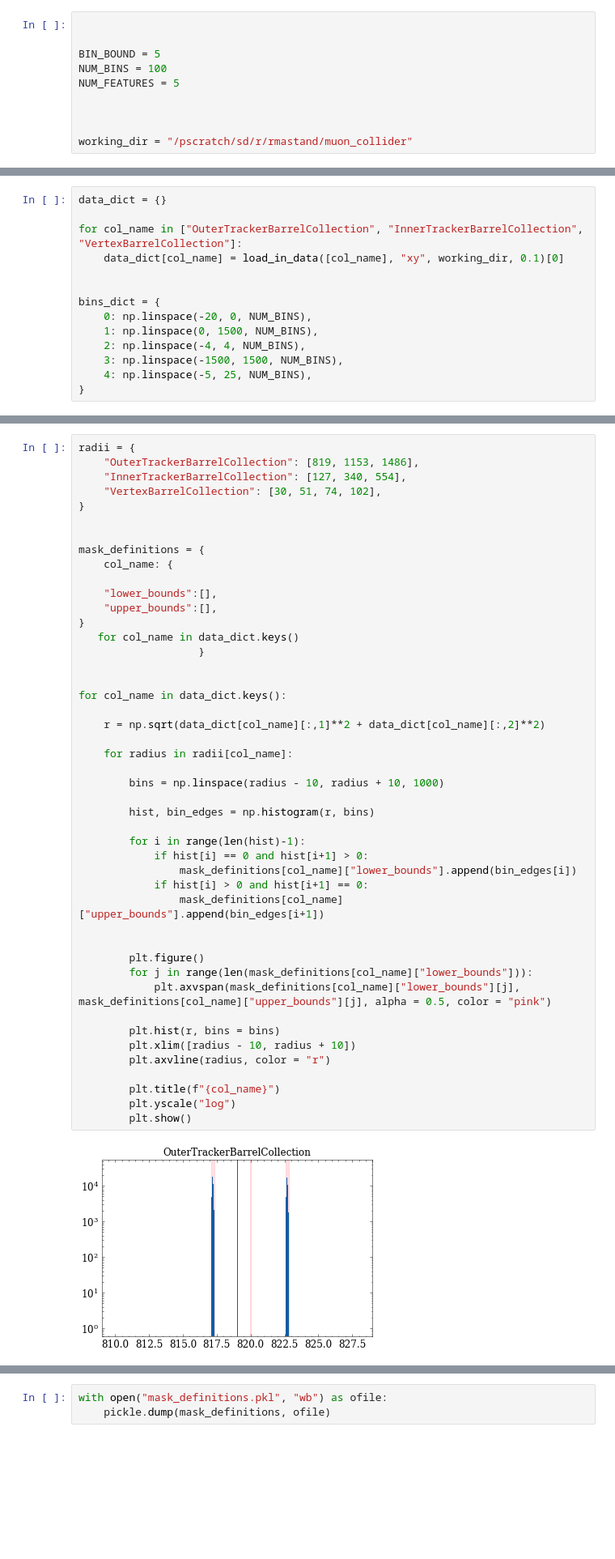
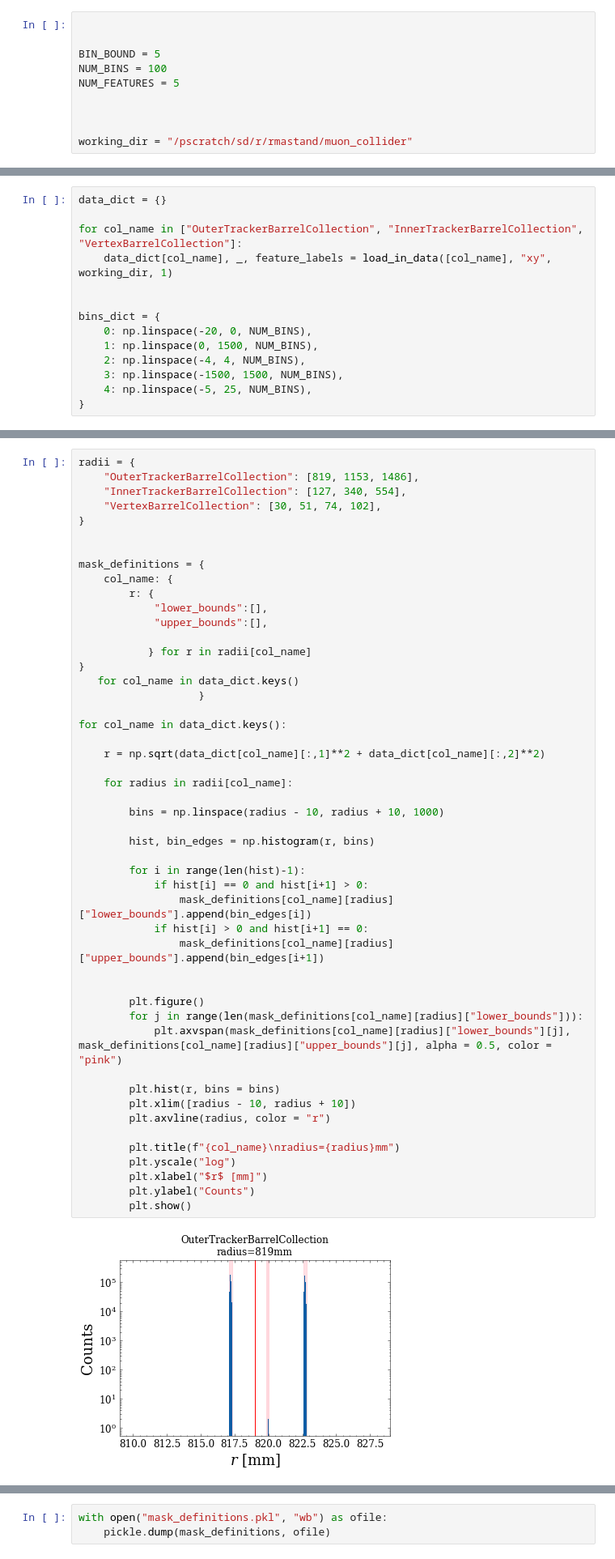
Before and after one commit to rmastand/fast_tracker_BIBgen_mucoll, a Jupyter notebook: get_radius_bounds.ipynb, the cells around one changed output, grey strips where cells are left out. Shown at 81% size. Saved outputs shown, nothing was run; the diff lists cells and outputs as text; blank space fills up the shorter version.

```diff
--- a/get_radius_bounds.ipynb
+++ b/get_radius_bounds.ipynb
@@ -30,7 +26,7 @@ log_vars = []
 data_dict = {}
 
 for col_name in ["OuterTrackerBarrelCollection", "InnerTrackerBarrelCollection", "VertexBarrelCollection"]:
-    data_dict[col_name] = load_in_data([col_name], "xy", working_dir, 0.1)[0]
+    data_dict[col_name], _, feature_labels = load_in_data([col_name], "xy", working_dir, 1)
 
 
 bins_dict = {
@@ -59,41 +55,44 @@ radii = {
 
 mask_definitions = {
     col_name: {
+        r: {
+            "lower_bounds":[],
+            "upper_bounds":[],
 
-    "lower_bounds":[],
-    "upper_bounds":[],
+           } for r in radii[col_name]
 }
    for col_name in data_dict.keys()
                    }
-
 
 for col_name in data_dict.keys():
 
     r = np.sqrt(data_dict[col_name][:,1]**2 + data_dict[col_name][:,2]**2)
 
     for radius in radii[col_name]:
 
         bins = np.linspace(radius - 10, radius + 10, 1000)
 
         hist, bin_edges = np.histogram(r, bins)
 
         for i in range(len(hist)-1):
             if hist[i] == 0 and hist[i+1] > 0:
-                mask_definitions[col_name]["lower_bounds"].append(bin_edges[i])
+                mask_definitions[col_name][radius]["lower_bounds"].append(bin_edges[i])
             if hist[i] > 0 and hist[i+1] == 0:
-                mask_definitions[col_name]["upper_bounds"].append(bin_edges[i+1])
+                mask_definitions[col_name][radius]["upper_bounds"].append(bin_edges[i+1])
 
 
         plt.figure()
-        for j in range(len(mask_definitions[col_name]["lower_bounds"])):
-            plt.axvspan(mask_definitions[col_name]["lower_bounds"][j], mask_definitions[col_name]["upper_bounds"][j], alpha = 0.5, color = "pink")
+        for j in range(len(mask_definitions[col_name][radius]["lower_bounds"])):
+            plt.axvspan(mask_definitions[col_name][radius]["lower_bounds"][j], mask_definitions[col_name][radius]["upper_bounds"][j], alpha = 0.5, color = "pink")
 
         plt.hist(r, bins = bins)
         plt.xlim([radius - 10, radius + 10])
         plt.axvline(radius, color = "r")
 
-        plt.title(f"{col_name}")
+        plt.title(f"{col_name}\nradius={radius}mm")
         plt.yscale("log")
+        plt.xlabel("$r$ [mm]")
+        plt.ylabel("Counts")
         plt.show()
 # %% [output]
-[figure, old version]
+[figure, new version]
```
Also changed, not shown: parts of 6 cells of this notebook, 17 other files.
